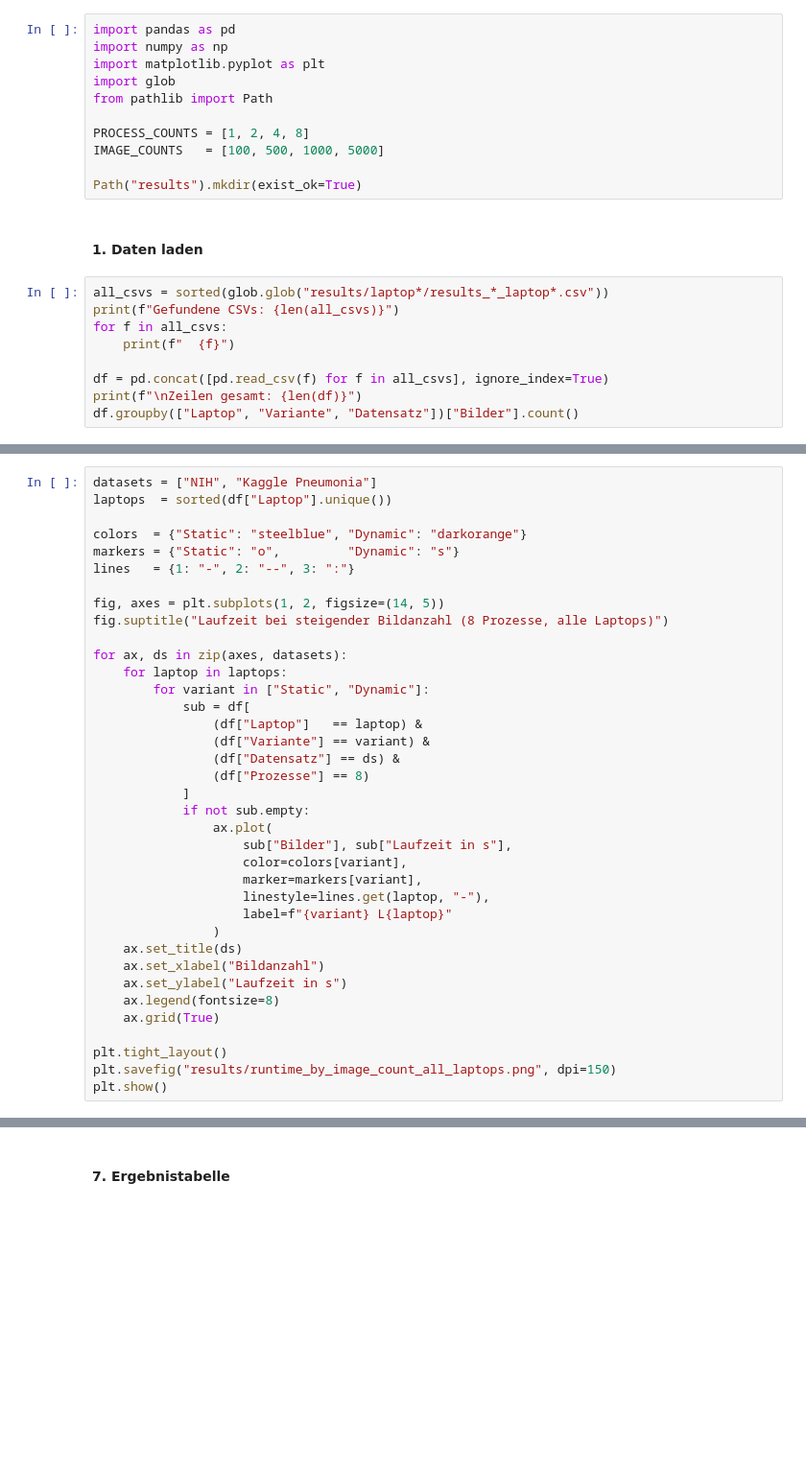
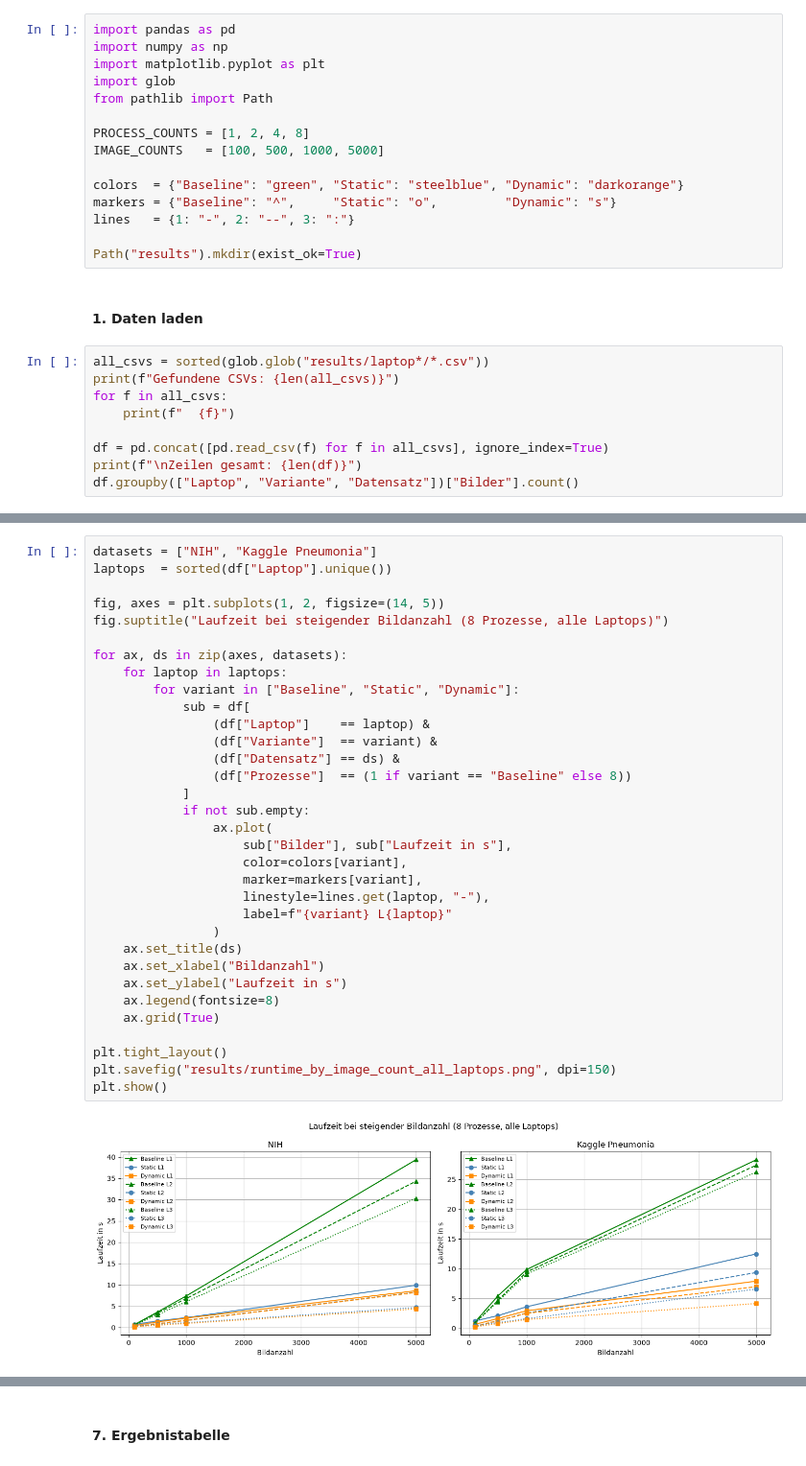
Before and after one commit to MaximSchmidt/Medizinische-Bildverarbeitung, a Jupyter notebook: Multiprocessing/benchmark_auswertung.ipynb, the cells around one changed output, grey strips where cells are left out. Shown at 96% size. Cells and saved outputs as stored; diff of their text form; blank space fills up the shorter version.

Commit message:
Auswertung multiprocessing im VGL zur baseline

```diff
--- a/Multiprocessing/benchmark_auswertung.ipynb
+++ b/Multiprocessing/benchmark_auswertung.ipynb
@@ -16,11 +15,15 @@ from pathlib import Path
 PROCESS_COUNTS = [1, 2, 4, 8]
 IMAGE_COUNTS   = [100, 500, 1000, 5000]
 
+colors  = {"Baseline": "green", "Static": "steelblue", "Dynamic": "darkorange"}
+markers = {"Baseline": "^",     "Static": "o",         "Dynamic": "s"}
+lines   = {1: "-", 2: "--", 3: ":"}
+
 Path("results").mkdir(exist_ok=True)
 # %% [markdown]
 #### 1. Daten laden
 # %%
-all_csvs = sorted(glob.glob("results/laptop*/results_*_laptop*.csv"))
+all_csvs = sorted(glob.glob("results/laptop*/*.csv"))
 print(f"Gefundene CSVs: {len(all_csvs)}")
 for f in all_csvs:
     print(f"  {f}")
@@ -33,38 +69,36 @@ df.groupby(["Laptop", "Variante", "Datensatz"])["Bilder"].count()
 # %%
 datasets = ["NIH", "Kaggle Pneumonia"]
 laptops  = sorted(df["Laptop"].unique())
-
-colors  = {"Static": "steelblue", "Dynamic": "darkorange"}
-markers = {"Static": "o",         "Dynamic": "s"}
-lines   = {1: "-", 2: "--", 3: ":"}
 
 fig, axes = plt.subplots(1, 2, figsize=(14, 5))
 fig.suptitle("Laufzeit bei steigender Bildanzahl (8 Prozesse, alle Laptops)")
 
 for ax, ds in zip(axes, datasets):
     for laptop in laptops:
-        for variant in ["Static", "Dynamic"]:
+        for variant in ["Baseline", "Static", "Dynamic"]:
             sub = df[
-                (df["Laptop"]   == laptop) &
-                (df["Variante"] == variant) &
+                (df["Laptop"]    == laptop) &
+                (df["Variante"]  == variant) &
                 (df["Datensatz"] == ds) &
-                (df["Prozesse"] == 8)
+                (df["Prozesse"]  == (1 if variant == "Baseline" else 8))
             ]
             if not sub.empty:
                 ax.plot(
                     sub["Bilder"], sub["Laufzeit in s"],
                     color=colors[variant],
                     marker=markers[variant],
                     linestyle=lines.get(laptop, "-"),
                     label=f"{variant} L{laptop}"
                 )
     ax.set_title(ds)
     ax.set_xlabel("Bildanzahl")
     ax.set_ylabel("Laufzeit in s")
     ax.legend(fontsize=8)
     ax.grid(True)
 
 plt.tight_layout()
 plt.savefig("results/runtime_by_image_count_all_laptops.png", dpi=150)
 plt.show()
+# %% [output]
+[figure, added]
 # %% [markdown]
```
Also changed, not shown: parts of 12 cells of this notebook, 8 other files.
